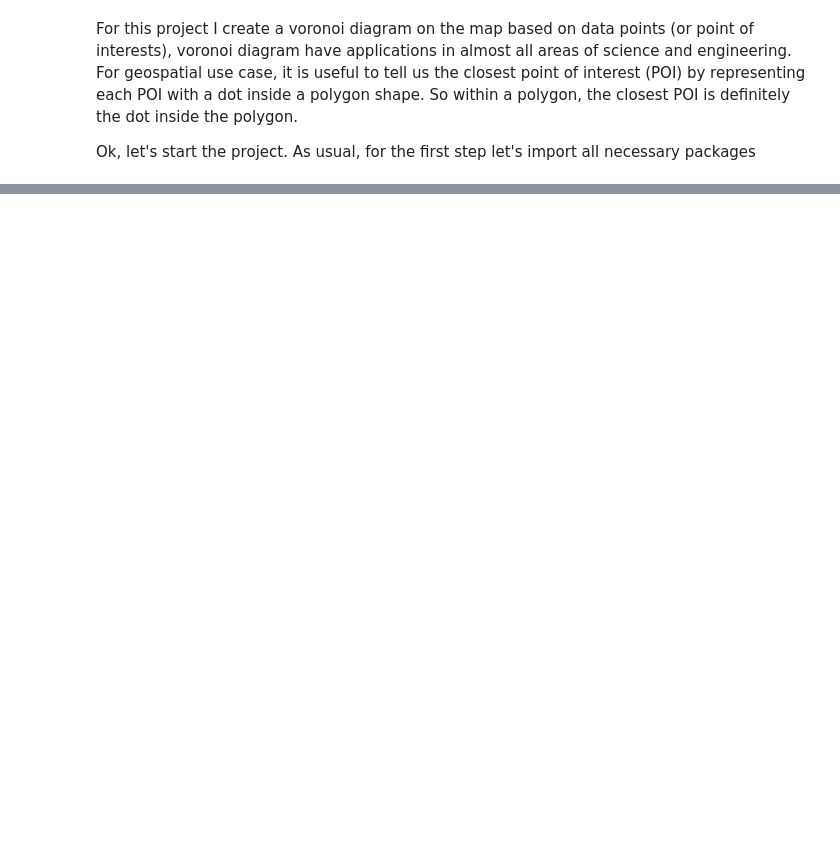
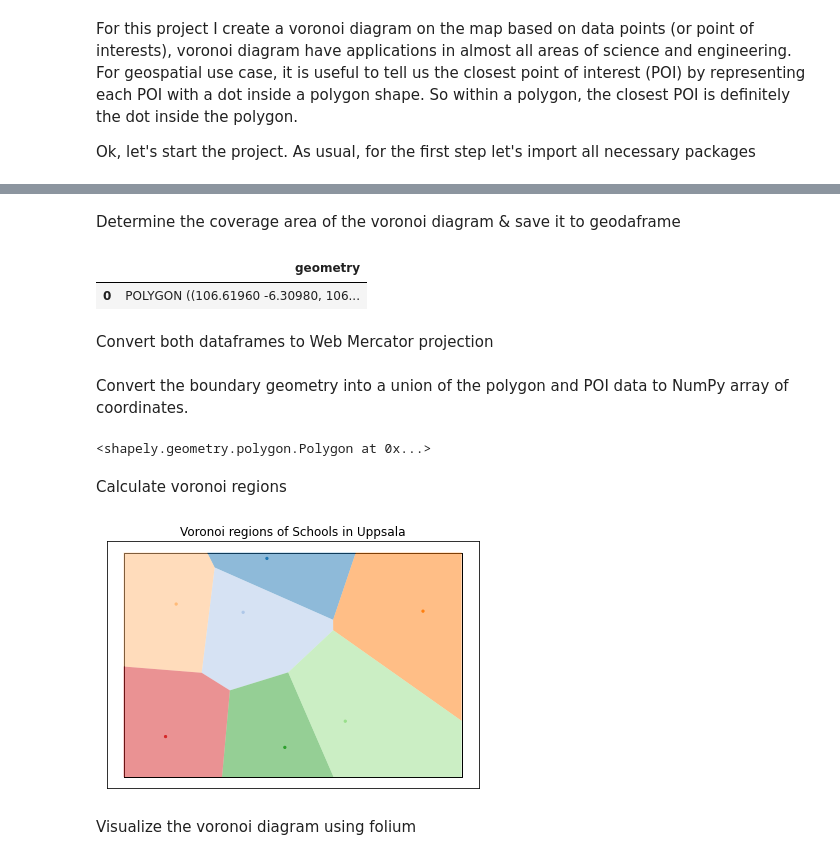
Before and after one commit to Dennypalinggi/voronoi_diagram_folium_map, a Jupyter notebook: voronoi_diagram_project.ipynb, the cells around one changed output, grey strips where cells are left out. Drawn from its saved outputs; the diff is of its cells as text; code cells hidden in the pictures; blank space fills up the shorter version.

```diff
--- a/voronoi_diagram_project.ipynb
+++ b/voronoi_diagram_project.ipynb
@@ -231,0 +37,2 @@ m
+# %% [markdown]
+Determine the coverage area of the voronoi diagram & save it to geodaframe
@@ -231,0 +49,35 @@ m
+# %%
+boundary = gpd.GeoDataFrame()
+boundary = boundary.append({'geometry': polygon_geom}, ignore_index=True)
+boundary
+# %% [output]
+|  | geometry |
+| 0 | POLYGON ((106.61960 -6.30980, 106... |
+# %% [markdown]
+Convert both dataframes to Web Mercator projection
+# %%
+gdf.crs = {'init' :'epsg:3395'}
+boundary.crs = {'init' :'epsg:3395'}
+# %% [markdown]
+Convert the boundary geometry into a union of the polygon and POI data to NumPy array of coordinates.
+# %%
+boundary_shape = cascaded_union(boundary.geometry)
+coords = points_to_coords(gdf.geometry)
+# %%
+boundary_shape
+# %% [output]
+<shapely.geometry.polygon.Polygon at 0x...>
+# %% [markdown]
+Calculate voronoi regions
+# %%
+poly_shapes, pts, poly_to_pt_assignments = voronoi_regions_from_coords(coords, boundary_shape)
+# %%
+fig, ax = subplot_for_map()
+plot_voronoi_polys_with_points_in_area(ax, boundary_shape, poly_shapes, pts, poly_to_pt_assignments)
+ax.set_title('Voronoi regions of Schools in Uppsala')
+plt.tight_layout()
+plt.show()
+# %% [output]
+[figure, added]
+# %% [markdown]
+Visualize the voronoi diagram using folium
```
Also changed, not shown: parts of 39 cells of this notebook.
